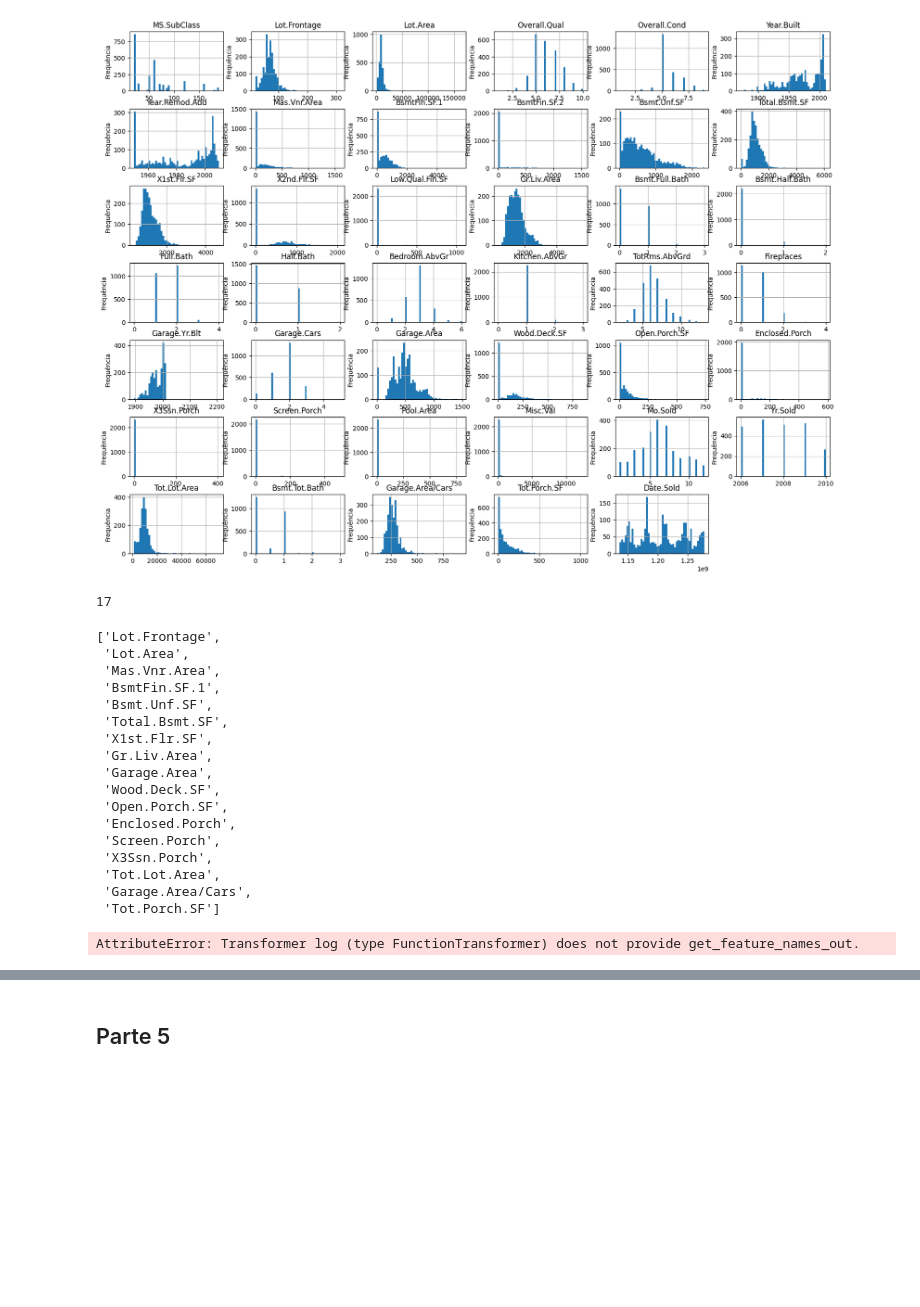
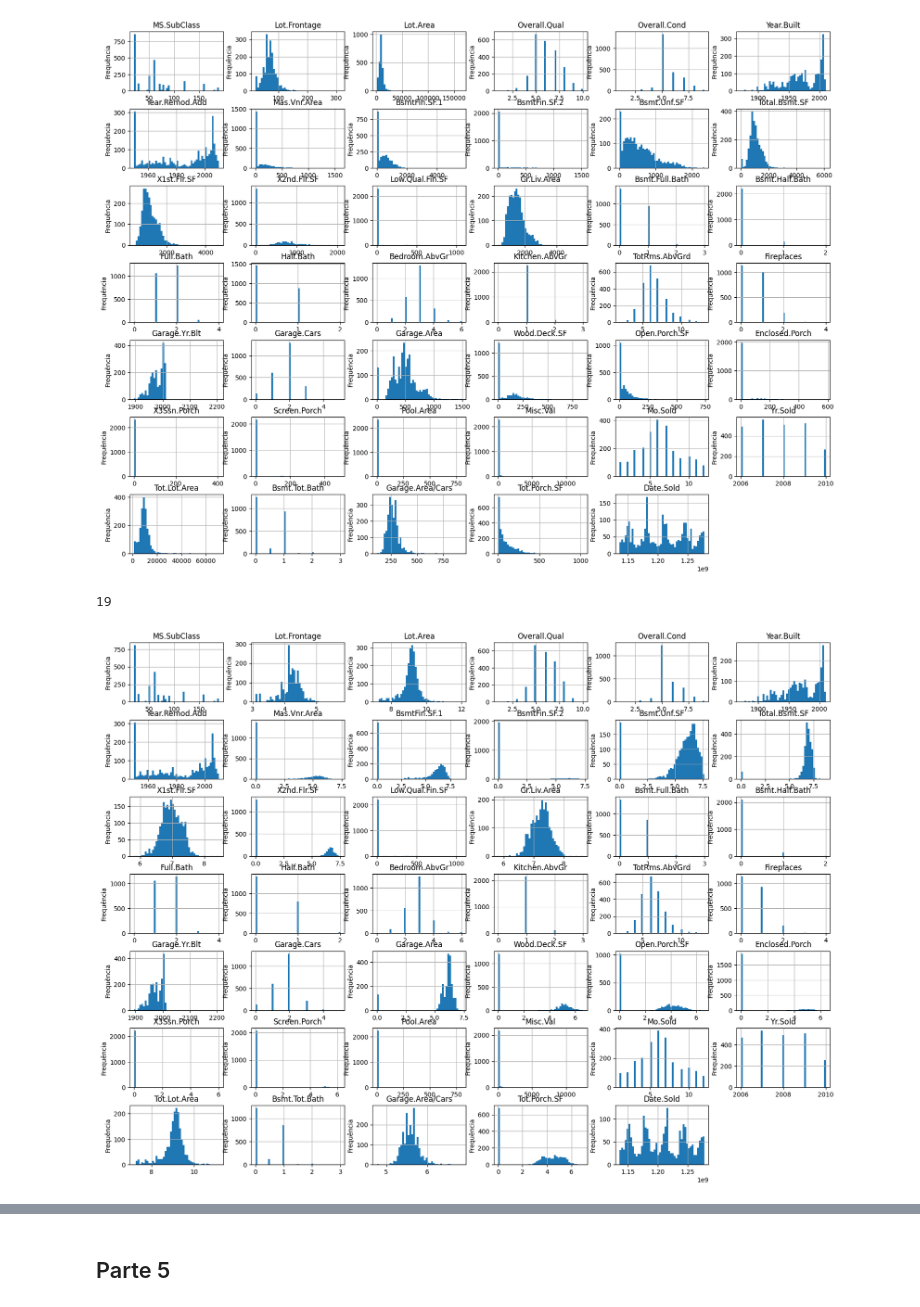
Before and after one commit to henriquebrnetto/projeto_ml_4sem, a Jupyter notebook: model.ipynb, the cells around one changed output, grey strips where cells are left out. Saved outputs shown, nothing was run; the diff lists cells and outputs as text; code cells hidden in the pictures; blank space fills up the shorter version.

```diff
--- a/model.ipynb
+++ b/model.ipynb
@@ -163,8 +163,8 @@ plot_Xtrain(X_train)
 # Agora, basta remover os outliers encontrados no target do dataset
 X_train, y_train = remove_outliers(X_train, y_train)
 # %%
-cauda_direita = ['Lot.Frontage', 'Lot.Area', 'Mas.Vnr.Area', 'BsmtFin.SF.1',
-                 'Bsmt.Unf.SF', 'Total.Bsmt.SF', 'X1st.Flr.SF', 'Gr.Liv.Area',
+cauda_direita = ['Lot.Frontage', 'Lot.Area', 'Mas.Vnr.Area', 'BsmtFin.SF.1', 'BsmtFin.SF.2',
+                 'Bsmt.Unf.SF', 'Total.Bsmt.SF', 'X1st.Flr.SF', 'X2nd.Flr.SF', 'Gr.Liv.Area',
                  'Garage.Area', 'Wood.Deck.SF', 'Open.Porch.SF', 'Enclosed.Porch',
                  'Screen.Porch', 'X3Ssn.Porch', 'Tot.Lot.Area', 'Garage.Area/Cars', 'Tot.Porch.SF']
 
@@ -173,34 +173,10 @@ numerical = X.select_dtypes(include='number').columns.tolist()
 
 len([x for x in X_train[numerical].columns if x in X_train[cauda_direita].columns])
 # %% [output]
-17
+19
-# %%
-col_transformer = ColumnTransformer(
-    transformers=[
-        ('log', FunctionTransformer(np.log1p, validate=False), cauda_direita),
-        # ('cat', OneHotEncoder(handle_unknown='ignore'), categorical)
-    ],
-    remainder='passthrough'
-)
-# %% [output]
-['Lot.Frontage',
- 'Lot.Area',
- 'Mas.Vnr.Area',
- 'BsmtFin.SF.1',
- 'Bsmt.Unf.SF',
- 'Total.Bsmt.SF',
- 'X1st.Flr.SF',
- 'Gr.Liv.Area',
- 'Garage.Area',
- 'Wood.Deck.SF',
- 'Open.Porch.SF',
- 'Enclosed.Porch',
- 'Screen.Porch',
- 'X3Ssn.Porch',
- 'Tot.Lot.Area',
- 'Garage.Area/Cars',
- 'Tot.Porch.SF']
 # %%
-X_train_tr = col_transformer.fit_transform(X_train[numerical])
+X_train[cauda_direita] = np.log1p(X_train[cauda_direita])
+
+plot_Xtrain(X_train[numerical])
 # %% [output]
-AttributeError: Transformer log (type FunctionTransformer) does not provide get_feature_names_out.
+[figure, added]
```
Also changed, not shown: parts of 9 cells of this notebook.
